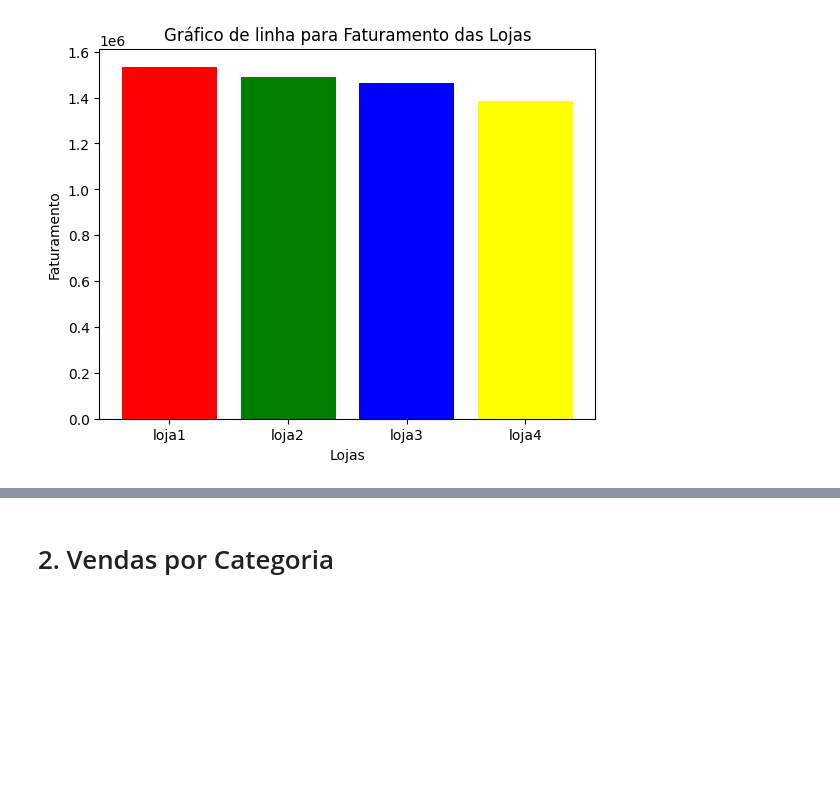
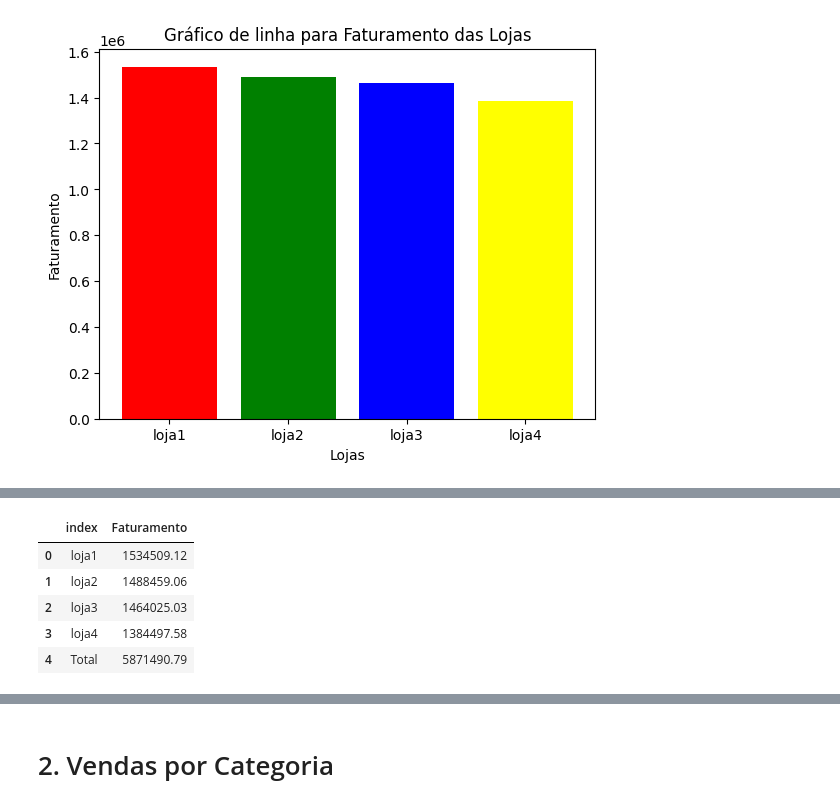
Before and after one commit to Enoque12/challenge1-data-science, a Jupyter notebook: AluraStoreBr.ipynb, the cells around one changed output, grey strips where cells are left out. Cells and saved outputs as stored; diff of their text form; code cells hidden in the pictures; blank space fills up the shorter version.

Commit message:
faturamento por lojas usando pandas

```diff
--- a/AluraStoreBr.ipynb
+++ b/AluraStoreBr.ipynb
@@ -88,0 +103,3 @@ O faturamento total e = R$ 5871490.79
+# %%
+faturamento_lojas = pd.Series(faturamento_lojas)
+faturamento_lojas
@@ -88,0 +114,4 @@ O faturamento total e = R$ 5871490.79
+# %%
+faturamento_lojas = faturamento_lojas.to_frame()
+# %%
+faturamento_lojas.columns = ['Faturamento']
@@ -88,0 +127,11 @@ O faturamento total e = R$ 5871490.79
+# %%
+faturamento_lojas.reset_index(inplace=True)
+# %%
+faturamento_lojas.head()
+# %% [output]
+|  | index | Faturamento |
+| 0 | loja1 | 1534509.12 |
+| 1 | loja2 | 1488459.06 |
+| 2 | loja3 | 1464025.03 |
+| 3 | loja4 | 1384497.58 |
+| 4 | Total | 5871490.79 |
```
Also changed, not shown: parts of 7 cells of this notebook.
